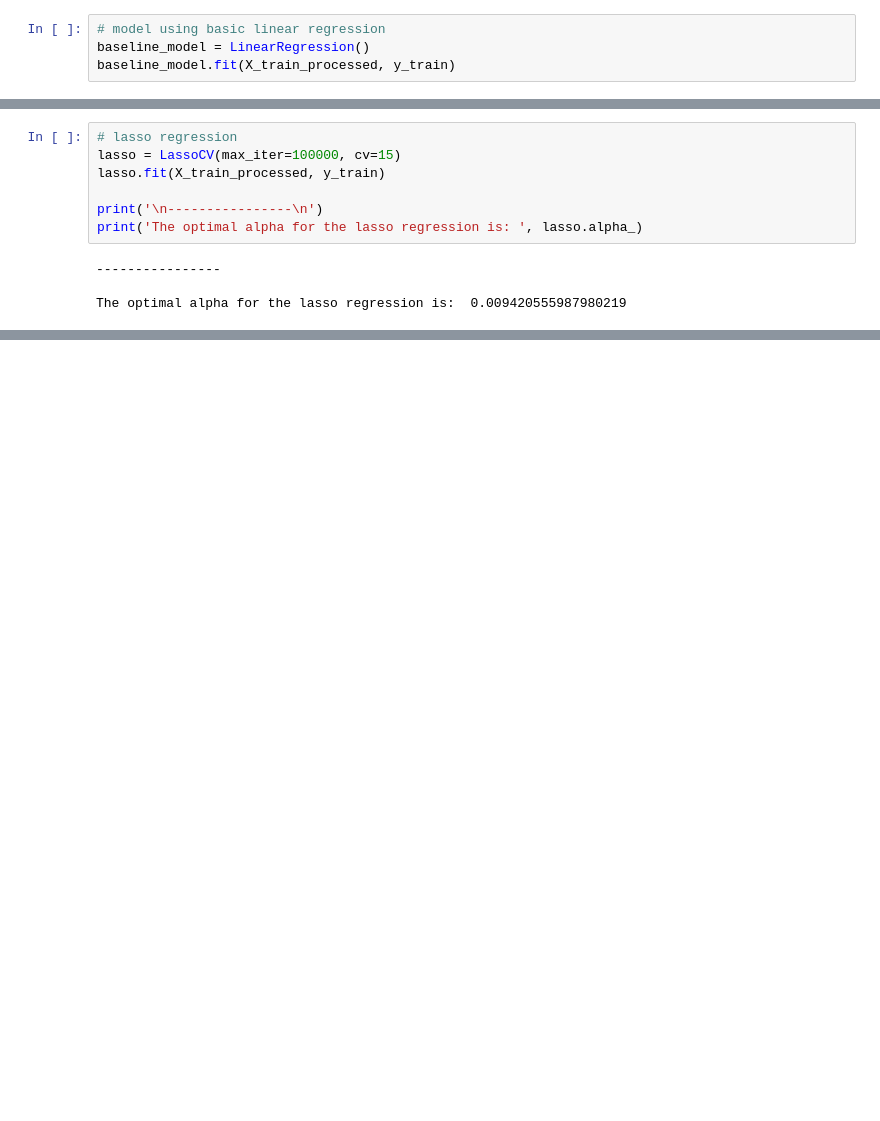
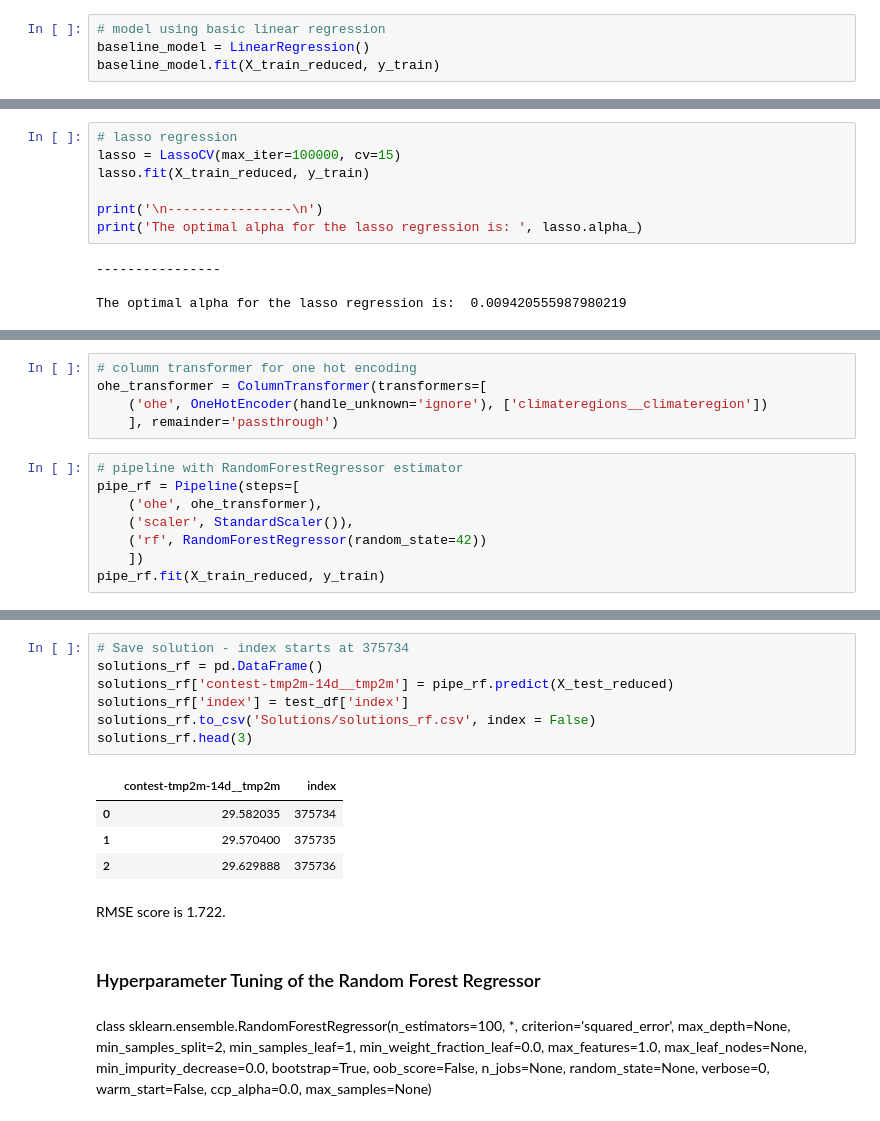
Before and after one commit to Scholarchep/Longer-term-weather-forecasting, a Jupyter notebook: Weather-forecasting.ipynb, the cells around one changed output, grey strips where cells are left out. Drawn from its saved outputs; the diff is of its cells as text; blank space fills up the shorter version.

Commit message:
modeling

```diff
--- a/Weather-forecasting.ipynb
+++ b/Weather-forecasting.ipynb
@@ -308,7 +360,7 @@ X_train_processed.head(2)
 # %%
 # model using basic linear regression
 baseline_model = LinearRegression()
-baseline_model.fit(X_train_processed, y_train)
+baseline_model.fit(X_train_reduced, y_train)
 # %% [output]
 LinearRegression()
 # %%
@@ -342,7 +394,7 @@ Score is 5.291.
 # %%
 # lasso regression
 lasso = LassoCV(max_iter=100000, cv=15)
-lasso.fit(X_train_processed, y_train)
+lasso.fit(X_train_reduced, y_train)
 
 print('\n----------------\n')
 print('The optimal alpha for the lasso regression is: ', lasso.alpha_)
@@ -365,0 +420,13 @@ Score is 1.714. Better than the baseline model
+# %%
+# column transformer for one hot encoding
+ohe_transformer = ColumnTransformer(transformers=[
+    ('ohe', OneHotEncoder(handle_unknown='ignore'), ['climateregions__climateregion'])
+    ], remainder='passthrough')
+# %%
+# pipeline with RandomForestRegressor estimator
+pipe_rf = Pipeline(steps=[
+    ('ohe', ohe_transformer),
+    ('scaler', StandardScaler()),
+    ('rf', RandomForestRegressor(random_state=42))
+    ])
+pipe_rf.fit(X_train_reduced, y_train)
@@ -365,0 +450,18 @@ Score is 1.714. Better than the baseline model
+# %%
+# Save solution - index starts at 375734
+solutions_rf = pd.DataFrame()
+solutions_rf['contest-tmp2m-14d__tmp2m'] = pipe_rf.predict(X_test_reduced)
+solutions_rf['index'] = test_df['index']
+solutions_rf.to_csv('Solutions/solutions_rf.csv', index = False)
+solutions_rf.head(3)
+# %% [output]
+|  | contest-tmp2m-14d__tmp2m | index |
+| 0 | 29.582035 | 375734 |
+| 1 | 29.570400 | 375735 |
+| 2 | 29.629888 | 375736 |
+# %% [markdown]
+RMSE score is 1.722.
+# %% [markdown]
+### Hyperparameter Tuning of the Random Forest Regressor
+# %% [markdown]
+class sklearn.ensemble.RandomForestRegressor(n_estimators=100, *, criterion='squared_error', max_depth=None, min_samples_split=2, min_samples_leaf=1, min_weight_fraction_leaf=0.0, max_features=1.0, max_leaf_nodes=None, min_impurity_decrease=0.0, bootstrap=True, oob_score=False, n_jobs=None, random_state=None, verbose=0, warm_start=False, ccp_alpha=0.0, max_samples=None)
```
Also changed, not shown: parts of 42 cells of this notebook.
